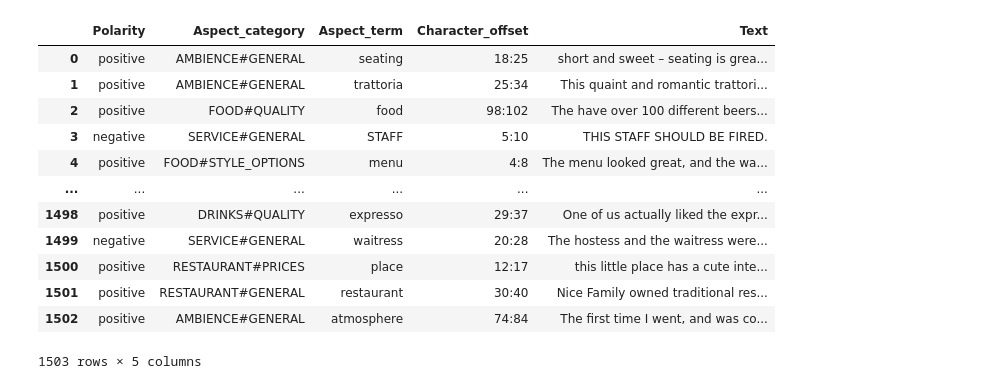
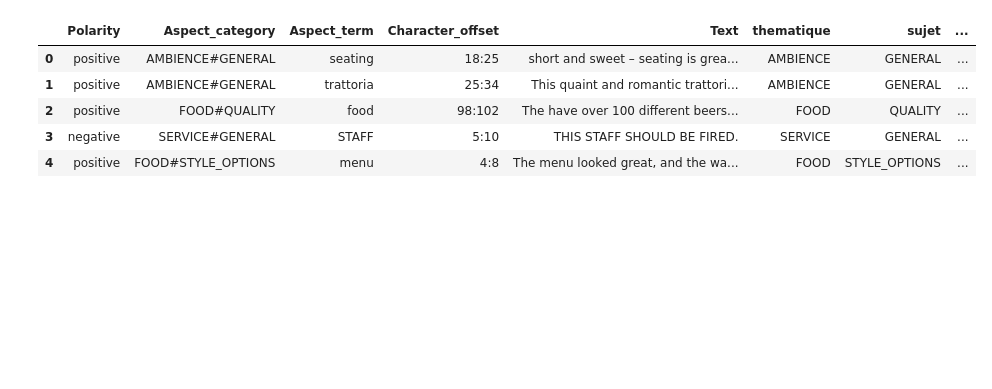
Before and after one commit to Fransou/NLP_TP2, a Jupyter notebook: notebook.ipynb, the cells around one changed output. Saved outputs shown, nothing was run; the diff lists cells and outputs as text; code cells hidden in the pictures; blank space fills up the shorter version.

```diff
--- a/notebook.ipynb
+++ b/notebook.ipynb
@@ -11,0 +27,19 @@ df.columns = ['Polarity','Aspect_category','Aspect_term','Character_offset','Tex
+# %%
+sujet_names = list(df.sujet.unique())
+sujet_names.sort()
+sujet_dico = {sujet_names[i]:i for i in range(len(sujet_names))}
+# %%
+def create_vector_thematique(row):
+    theme = row.thematique
+    result = np.zeros(len(thematique_names),dtype=int)
+    result[thematiques_dico[theme]] = 1
+    return result
+
+def create_vector_sujet(row):
+    sujet = row.sujet
+    result = np.zeros(len(sujet_names),dtype=int)
+    result[sujet_dico[sujet]] = 1
+    return result
+# %%
+df['thematique'] = df.Aspect_category.apply(extract_thematique)
+df['sujet'] = df.Aspect_category.apply(extract_sujet)
@@ -12,16 +54,12 @@ df.columns = ['Polarity','Aspect_category','Aspect_term','Character_offset','Tex
+# %%
+df['vector_thematique'] = df.apply(create_vector_thematique,axis=1)
+df['vector_sujet'] = df.apply(create_vector_sujet,axis=1)
 # %%
-df
+df.head()
 # %% [output]
-|  | Polarity | Aspect_category | Aspect_term | Character_offset | Text |
-| 0 | positive | AMBIENCE#GENERAL | seating | 18:25 | short and sweet – seating is grea... |
-| 1 | positive | AMBIENCE#GENERAL | trattoria | 25:34 | This quaint and romantic trattori... |
-| 2 | positive | FOOD#QUALITY | food | 98:102 | The have over 100 different beers... |
-| 3 | negative | SERVICE#GENERAL | STAFF | 5:10 | THIS STAFF SHOULD BE FIRED. |
-| 4 | positive | FOOD#STYLE_OPTIONS | menu | 4:8 | The menu looked great, and the wa... |
-| ... | ... | ... | ... | ... | ... |
-| 1498 | positive | DRINKS#QUALITY | expresso | 29:37 | One of us actually liked the expr... |
-| 1499 | negative | SERVICE#GENERAL | waitress | 20:28 | The hostess and the waitress were... |
-| 1500 | positive | RESTAURANT#PRICES | place | 12:17 | this little place has a cute inte... |
-| 1501 | positive | RESTAURANT#GENERAL | restaurant | 30:40 | Nice Family owned traditional res... |
-| 1502 | positive | AMBIENCE#GENERAL | atmosphere | 74:84 | The first time I went, and was co... |
+|  | Polarity | Aspect_category | Aspect_term | Character_offset | Text | thematique | sujet | ... |
+| 0 | positive | AMBIENCE#GENERAL | seating | 18:25 | short and sweet – seating is grea... | AMBIENCE | GENERAL | ... |
+| 1 | positive | AMBIENCE#GENERAL | trattoria | 25:34 | This quaint and romantic trattori... | AMBIENCE | GENERAL | ... |
+| 2 | positive | FOOD#QUALITY | food | 98:102 | The have over 100 different beers... | FOOD | QUALITY | ... |
+| 3 | negative | SERVICE#GENERAL | STAFF | 5:10 | THIS STAFF SHOULD BE FIRED. | SERVICE | GENERAL | ... |
+| 4 | positive | FOOD#STYLE_OPTIONS | menu | 4:8 | The menu looked great, and the wa... | FOOD | STYLE_OPTIONS | ... |
-1503 rows × 5 columns
```
Also changed, not shown: parts of 29 cells of this notebook.
